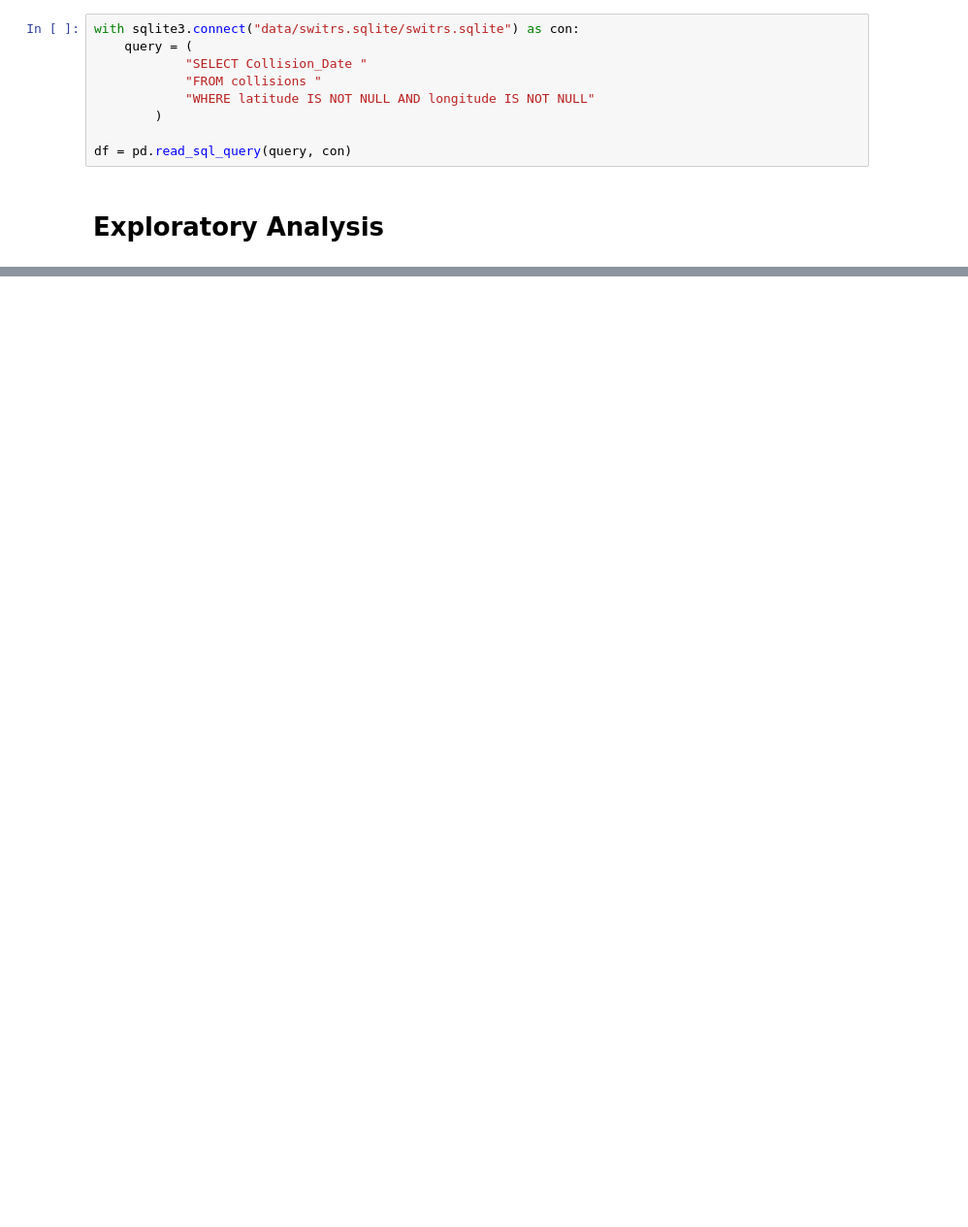
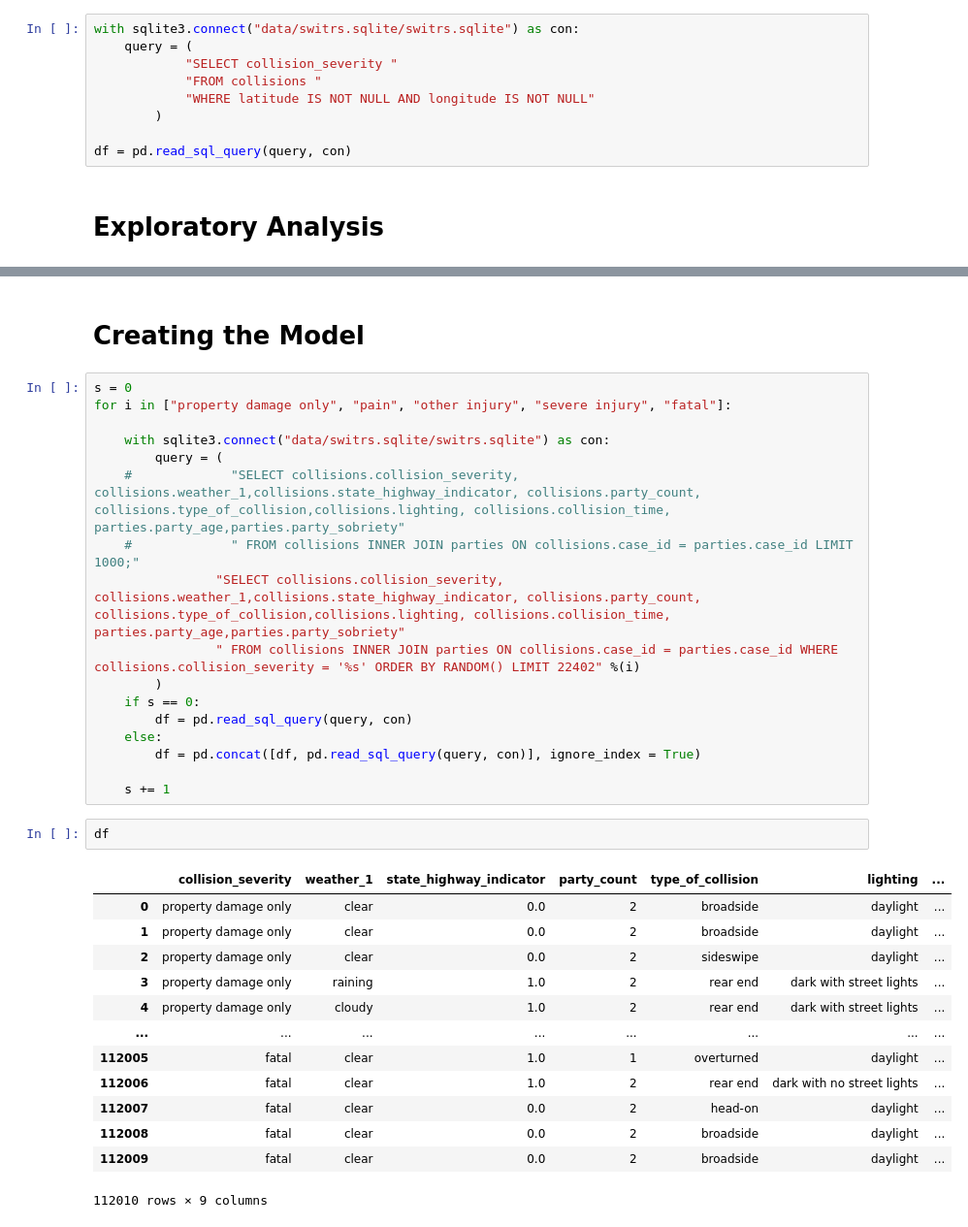
Before and after one commit to margotwagner/collision-severity-prediction, a Jupyter notebook: Untitled.ipynb, the cells around one changed output, grey strips where cells are left out. Shown at 97% size. Saved outputs shown, nothing was run; the diff lists cells and outputs as text; blank space fills up the shorter version.

```diff
--- a/Untitled.ipynb
+++ b/Untitled.ipynb
@@ -133,7 +135,7 @@ for x,y,z in zip(df['longitude'].values, df['latitude'].values, df['cluster'].va
 # %%
 with sqlite3.connect("data/switrs.sqlite/switrs.sqlite") as con:
     query = (
-            "SELECT Collision_Date "
+            "SELECT collision_severity "
             "FROM collisions "
             "WHERE latitude IS NOT NULL AND longitude IS NOT NULL"
         )
@@ -153,0 +180,35 @@ dates = [pd.to_datetime(d) for d in dates]
+# %% [markdown]
+# Creating the Model
+# %%
+s = 0
+for i in ["property damage only", "pain", "other injury", "severe injury", "fatal"]:
+
+    with sqlite3.connect("data/switrs.sqlite/switrs.sqlite") as con:
+        query = (
+    #             "SELECT collisions.collision_severity, collisions.weather_1,collisions.state_highway_indicator, collisions.party_count, collisions.type_of_collision,collisions.lighting, collisions.collision_time, parties.party_age,parties.party_sobriety"
+    #             " FROM collisions INNER JOIN parties ON collisions.case_id = parties.case_id LIMIT 1000;"
+                "SELECT collisions.collision_severity, collisions.weather_1,collisions.state_highway_indicator, collisions.party_count, collisions.type_of_collision,collisions.lighting, collisions.collision_time, parties.party_age,parties.party_sobriety"
+                " FROM collisions INNER JOIN parties ON collisions.case_id = parties.case_id WHERE collisions.collision_severity = '%s' ORDER BY RANDOM() LIMIT 22402" %(i)
+        )
+    if s == 0:
+        df = pd.read_sql_query(query, con)
+    else:
+        df = pd.concat([df, pd.read_sql_query(query, con)], ignore_index = True)
+
+    s += 1
+# %%
+df
+# %% [output]
+|  | collision_severity | weather_1 | state_highway_indicator | party_count | type_of_collision | lighting | ... |
+| 0 | property damage only | clear | 0.0 | 2 | broadside | daylight | ... |
+| 1 | property damage only | clear | 0.0 | 2 | broadside | daylight | ... |
+| 2 | property damage only | clear | 0.0 | 2 | sideswipe | daylight | ... |
+| 3 | property damage only | raining | 1.0 | 2 | rear end | dark with street lights | ... |
+| 4 | property damage only | cloudy | 1.0 | 2 | rear end | dark with street lights | ... |
+| ... | ... | ... | ... | ... | ... | ... | ... |
+| 112005 | fatal | clear | 1.0 | 1 | overturned | daylight | ... |
+| 112006 | fatal | clear | 1.0 | 2 | rear end | dark with no street lights | ... |
+| 112007 | fatal | clear | 0.0 | 2 | head-on | daylight | ... |
+| 112008 | fatal | clear | 0.0 | 2 | broadside | daylight | ... |
+| 112009 | fatal | clear | 0.0 | 2 | broadside | daylight | ... |
+112010 rows × 9 columns
```
Also changed, not shown: parts of 20 cells of this notebook, 1 other file.
